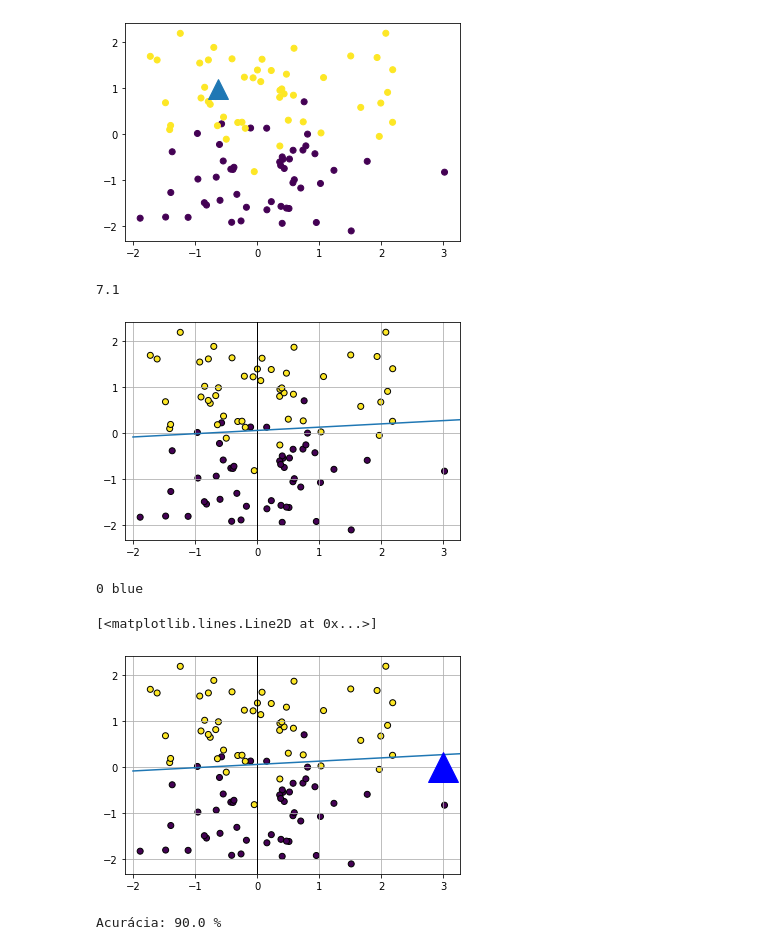
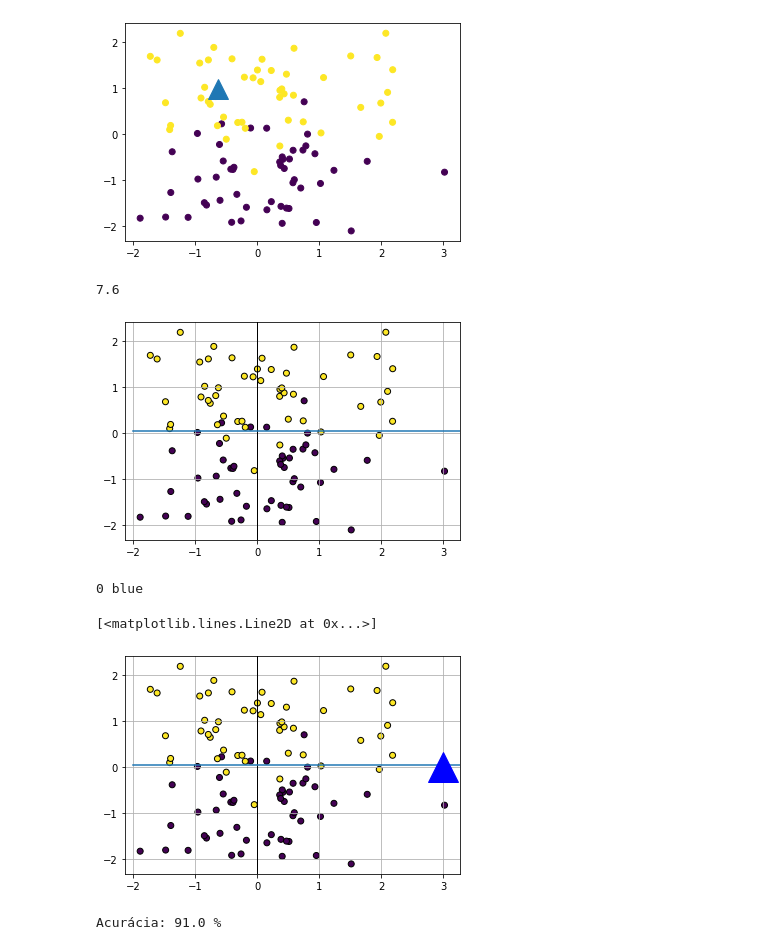
Before and after one commit to diegoantunescosta/MachineLearning, a Jupyter notebook: ClassificacaoLinear.ipynb, the cells around one changed output. Cells and saved outputs as stored; diff of their text form; code cells hidden in the pictures.

```diff
--- a/ClassificacaoLinear.ipynb
+++ b/ClassificacaoLinear.ipynb
@@ -24,36 +24,36 @@ plt.plot(p[0],p[1], marker= '^', markersize =20)
 # %%
 def plotmodel(w1,w2,b):
 
   plt.scatter(X[:, 0], X[:, 1], marker= 'o', c= Y, edgecolor='k')
 
 
   xmin, xmax = plt.gca().get_xlim()
   ymin, ymax = plt.gca().get_ylim()
 
   x = np.linspace(-2,4,50)
   y = (-w1*x -b)/w2
 
   plt.axvline(0,-1, 1, color='k', linewidth=1)
   plt.axvline(0,-2, 4, color='k', linewidth=1)
   plt.plot(x, y)
   plt.grid(True)
 
   plt.xlim(xmin,xmax)
   plt.ylim(ymin,ymax)
 
 
-w1 = -0.5
-w2 = 7
+w1 = 0
+w2 = 8
 b = -0.4
 
 plotmodel(w1,w2,b )
 
 
 p =(-1,1)
 print(w1 * p[0] + w2 * p[1] + b)
 # %% [output]
-7.1
+7.6
-[figure, old version]
+[figure, new version]
 # %%
 def classify (ponto,w1, w2, b):
   ret = w1 * ponto[0] + w2 * ponto[1] + b
@@ -72,7 +72,7 @@ plt.plot(p[0], p[1], marker='^', color =cor, markersize=30)
 # %% [output]
 0 blue
 [<matplotlib.lines.Line2D at 0x...>]
-[figure, old version]
+[figure, new version]
 # %%
 acertos = 0
 
@@ -83,4 +83,4 @@ for K in range (len(X)):
 
 print ('Acurácia: {0} %'.format(100 * acertos/len(X)))
 # %% [output]
-Acurácia: 90.0 %
+Acurácia: 91.0 %
```
